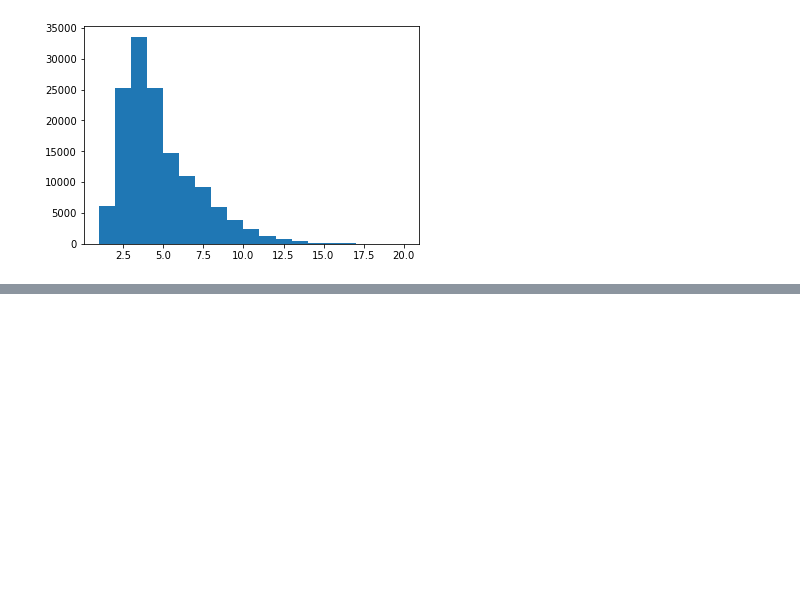
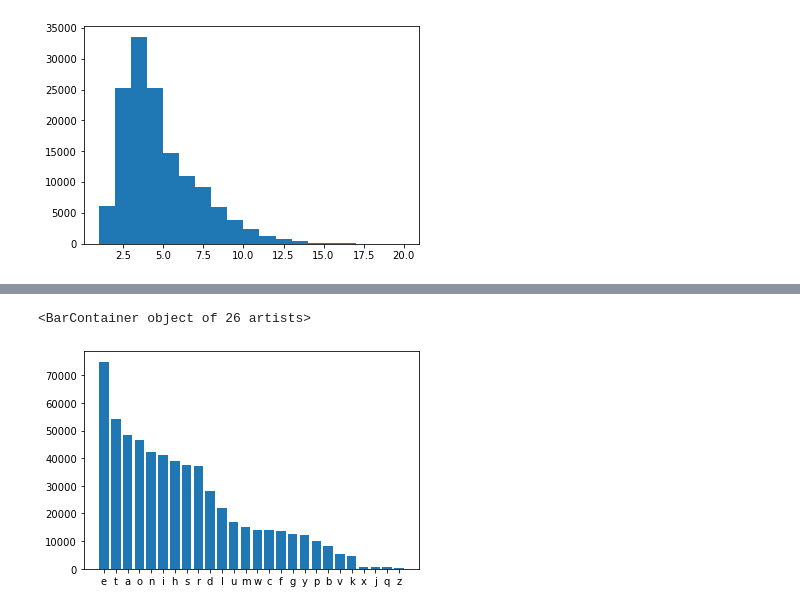
Before and after one commit to akaufman22/RandomNotebooks, a Jupyter notebook: TextEntropy/TextAnalysis.ipynb, the cells around one changed output, grey strips where cells are left out. Drawn from its saved outputs; the diff is of its cells as text; code cells hidden in the pictures; blank space fills up the shorter version.

```diff
--- a/TextEntropy/TextAnalysis.ipynb
+++ b/TextEntropy/TextAnalysis.ipynb
@@ -44,0 +87,6 @@ plt.hist(wordsl, bins=np.linspace(1,20,20))
+# %%
+lettercounts_sorted = lettercounts.sort_values(ascending = False)
+plt.bar(lettercounts_sorted.index, lettercounts_sorted)
+# %% [output]
+<BarContainer object of 26 artists>
+[figure, added]
```
Also changed, not shown: parts of 9 cells of this notebook.
